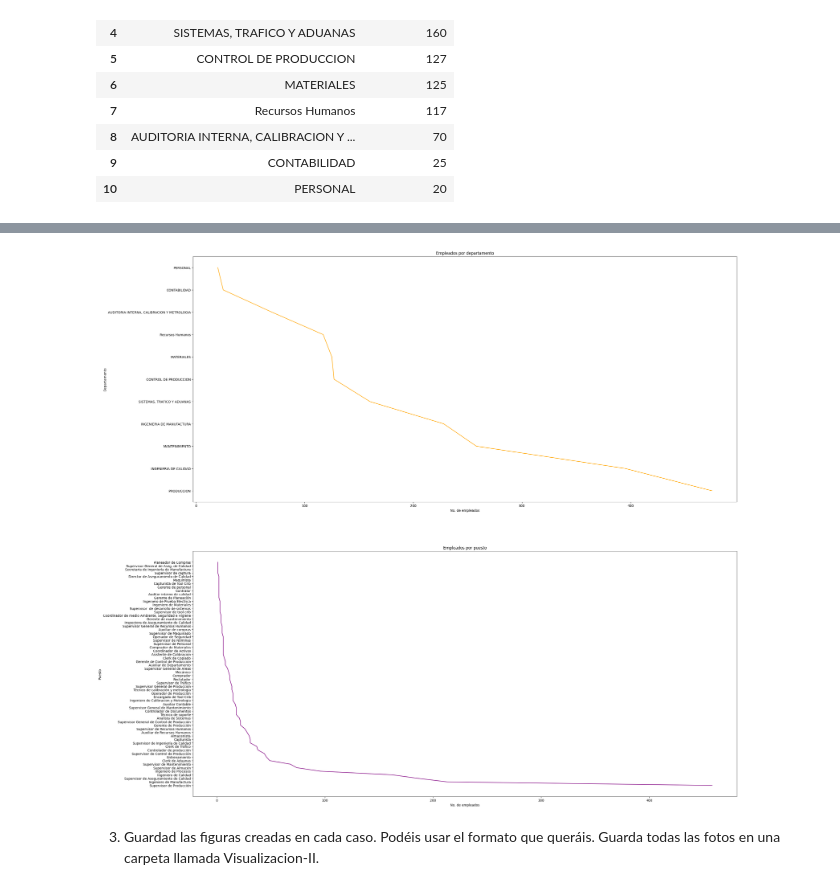
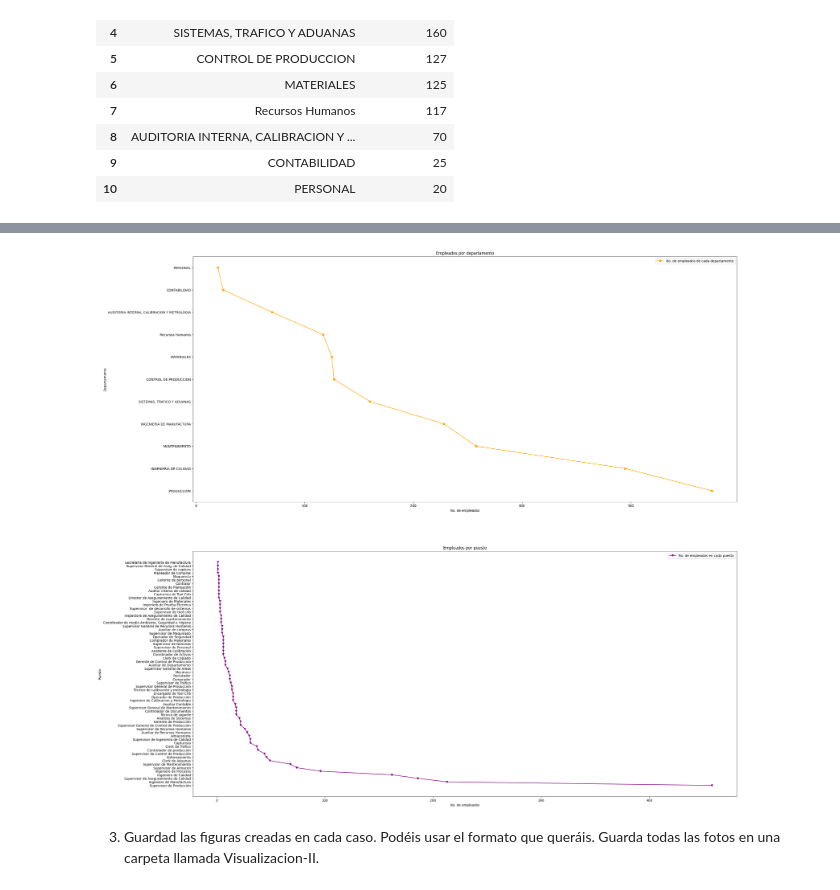
Before and after one commit to Adalab/promo-d-da-modulo2-sprint1-cassia-maitane, a Jupyter notebook: visualizacion/visualizacion-II.ipynb, the cells around one changed output, grey strips where cells are left out. Cells and saved outputs as stored; diff of their text form; code cells hidden in the pictures.

```diff
--- a/visualizacion/visualizacion-II.ipynb
+++ b/visualizacion/visualizacion-II.ipynb
@@ -200,21 +203,24 @@ plt.show()
 # %%
 fig, ax = plt.subplots(2,1, figsize = (30,30))
 
-ax[0].plot(df_emp_dept_valores["Departamento"], df_emp_dept_valores["index"], color = "orange")
-ax[1].plot(df_emp_pues_valores["Puesto"], df_emp_pues_valores["index"], color = "purple")
+ax[0].plot(df_emp_dept_valores["Departamento"], df_emp_dept_valores["index"], label= 'No. de empleados de cada departamento', marker= "8", color = "orange")
+ax[1].plot(df_emp_pues_valores["Puesto"], df_emp_pues_valores["index"], label= 'No. de empleados en cada puesto', marker= "v", color = "purple")
 
 ax[0].set_ylabel("Departamento")
 ax[1].set_ylabel("Puesto")
 ax[0].set_xlabel("No. de empleados")
 ax[1].set_xlabel("No. de empleados")
 
 ax[0].set_title("Empleados por departamento")
 ax[1].set_title("Empleados por puesto")
 
+ax[0].legend()
+ax[1].legend()
+
 plt.savefig("Visualizacion-II/empleados_por_dept_pues2.png")
 
 plt.show()
 # %% [output]
-[figure, old version]
+[figure, new version]
 # %% [markdown]
 3. Guardad las figuras creadas en cada caso. Podéis usar el formato que queráis. Guarda todas las fotos en una carpeta llamada Visualizacion-II.
```
Also changed, not shown: parts of 2 cells of this notebook, 2 other files.
